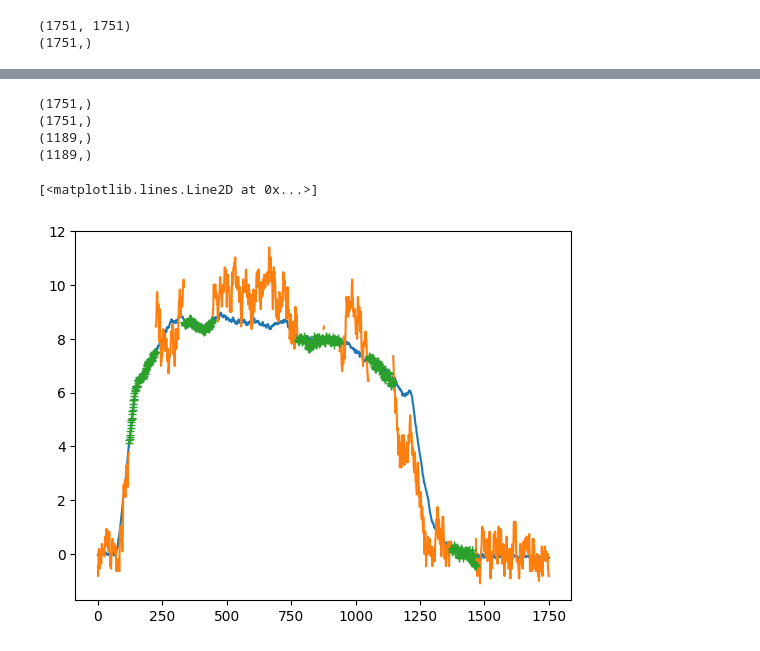
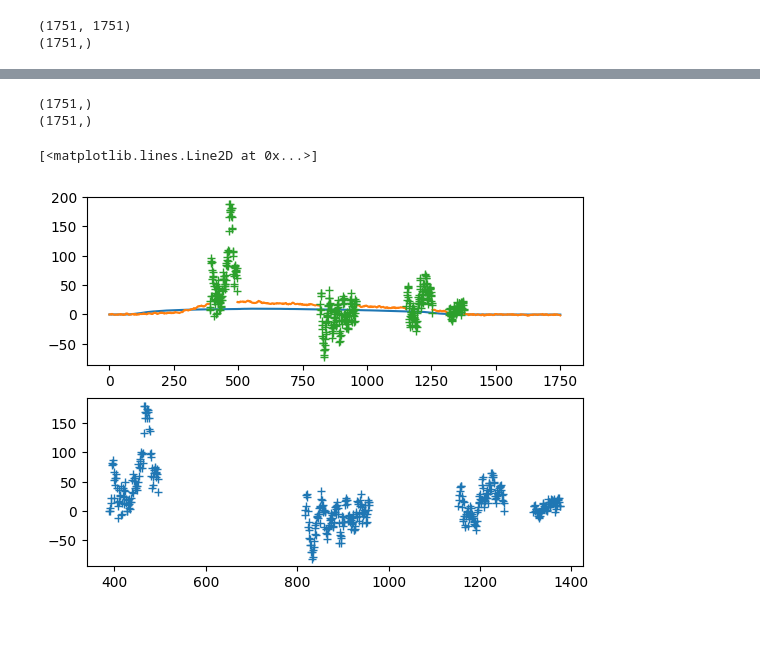
Before and after one commit to swegger/ReadMaestro, a Jupyter notebook: readExample.ipynb, the cells around one changed output, grey strips where cells are left out. Saved outputs shown, nothing was run; the diff lists cells and outputs as text; code cells hidden in the pictures.

Commit message:
Added description of conditionalGaussian; added analysis to jupyter notebook to test conditionalGaussian

```diff
--- a/readExample.ipynb
+++ b/readExample.ipynb
@@ -70,18 +70,19 @@ y = np.logical_not(np.isnan(x))
 f = x[y]
 print(x.shape)
 print(mu.shape)
-mu_, C_ = purs.conditionalGaussian(mu,np.array(C),f,x_indices=y)
+mu_, C_, C_UnObs, C_ObsObs = purs.conditionalGaussian(mu,np.array(C),f,x_indices=y)
 # %% [output]
 (1751,)
 (1751,)
-(1189,)
-(1189,)
 # %%
-#%matplotlib ipympl
-fig, axes = plt.subplots(nrows=1, ncols=1)
-axes.plot(purs.eye_t,mu)
-axes.plot(purs.eye_t,x)
-axes.plot(purs.eye_t[np.logical_not(y)],mu_,'+')
+%matplotlib inline
+fig, axes = plt.subplots(nrows=2, ncols=1)
+axes[0].plot(purs.eye_t,mu)
+axes[0].plot(purs.eye_t,x)
+axes[0].plot(purs.eye_t[np.logical_not(y)],mu_,'+')
+
+#axes[1].plot(purs.eye_t,x-mu)
+axes[1].plot(purs.eye_t[np.logical_not(y)],mu_-mu[np.logical_not(y)],'+')
 # %% [output]
 [<matplotlib.lines.Line2D at 0x...>]
-[figure, old version]
+[figure, new version]
```
Also changed, not shown: parts of 6 cells of this notebook, 1 other file.
